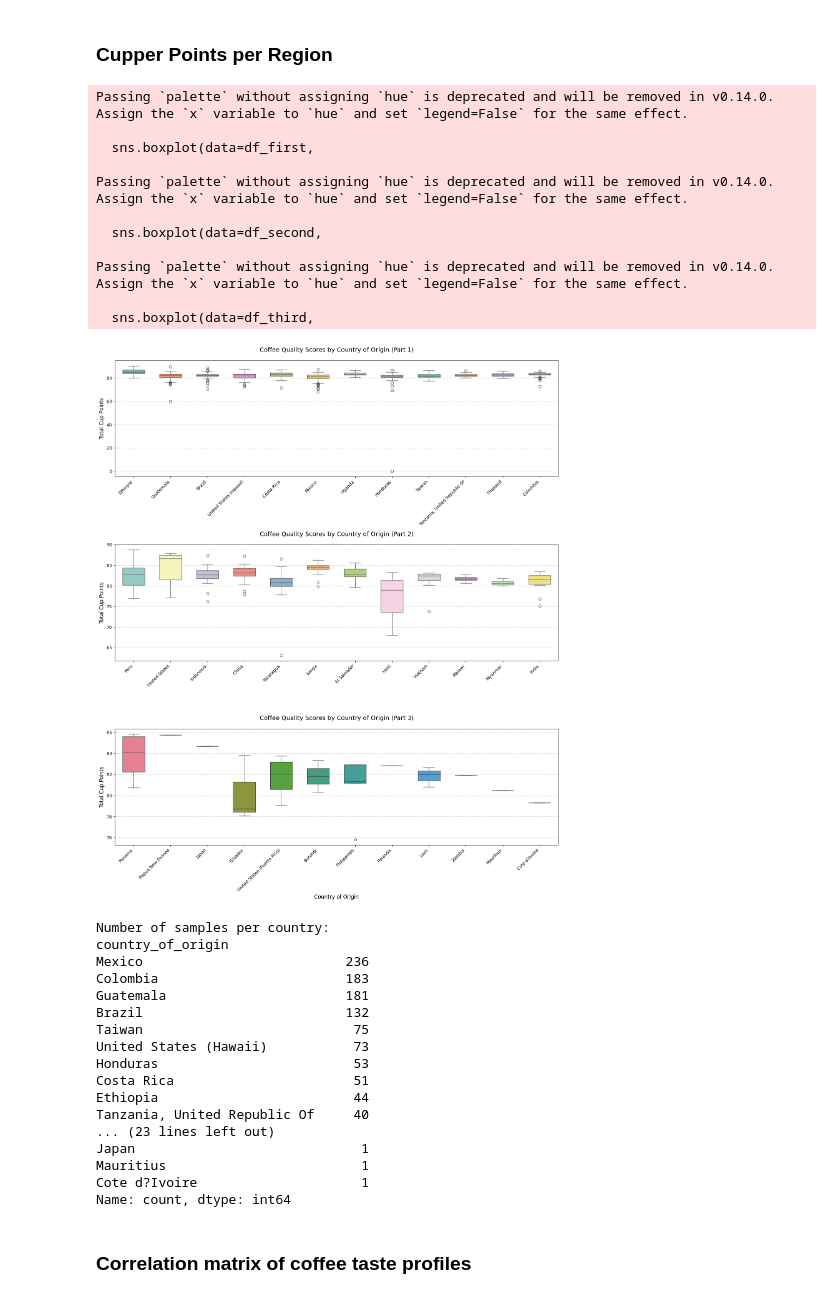
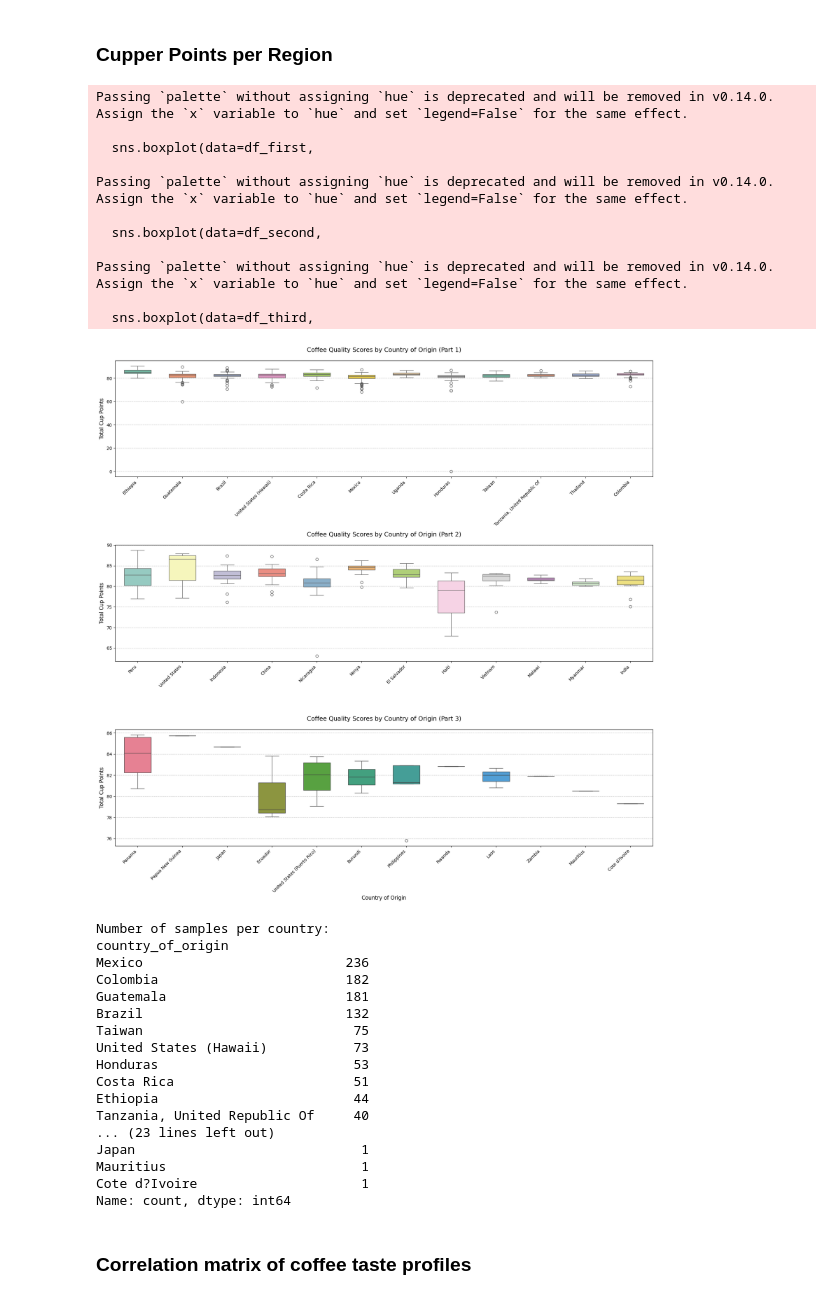
Before and after one commit to lendl-uy/ai201, a Jupyter notebook: mini_project/eda.ipynb, the cells around one changed output. Saved outputs shown, nothing was run; the diff lists cells and outputs as text; code cells hidden in the pictures.

```diff
--- a/mini_project/eda.ipynb
+++ b/mini_project/eda.ipynb
@@ -84,15 +81,17 @@ Index(['unnamed:_0', 'species', 'owner', 'country_of_origin', 'farm_name',
 # %%
 columns_to_drop = [
     "owner",
+    "owner_1",
+    "grading_date",
     "unnamed:_0",  # unnamed index column
     "certification_address",
     "certification_contact",
     "ico_number",
     "lot_number",
     "expiration",
-    "altitude",
-    "altitude_low_meters",
-    "altitude_high_meters",
+    "altitude", # No need since this is a range
+    "altitude_low_meters", # No need since average is already specified in altitude_mean_meters
+    "altitude_high_meters", # No need since average is already specified in altitude_mean_meters
     "in_country_partner",
     "unit_of_measurement"
 ]
@@ -207,3 +208,6 @@ dtype: int64
+# %%
+cleaned_df = cleaned_df.dropna(subset=["country_of_origin"])  # Drop row with NaN since in country_of_rows there is only 1
+cleaned_df = cleaned_df.dropna(subset=["quakers"])  # Drop row with NaN since in quakers there is only 1
 # %% [markdown]
 ### Cupper Points per Region
 # %%
@@ -232,7 +236,7 @@ colors_second = sns.color_palette("Set3", n_colors=len(second_third))
 colors_third = sns.color_palette("husl", n_colors=len(last_third))
 
 # Create figure with three subplots
-fig, (ax1, ax2, ax3) = plt.subplots(3, 1, figsize=(15, 18))
+fig, (ax1, ax2, ax3) = plt.subplots(3, 1, figsize=(18, 18))
 
 # First plot
 sns.boxplot(data=df_first,
@@ -274,38 +278,38 @@ sns.boxplot(data=df_third,
             width=0.6,
             ax=ax3)
 
 # Customize third plot
 ax3.set_title('Coffee Quality Scores by Country of Origin (Part 3)', pad=20, fontsize=14)
 ax3.set_xlabel('Country of Origin', fontsize=12)
 ax3.set_ylabel('Total Cup Points', fontsize=12)
 ax3.set_xticklabels(ax3.get_xticklabels(), rotation=45, ha='right')
 ax3.grid(axis='y', linestyle='--', alpha=0.7)
 # ax3.set_ylim(55, 95)
 
 # Adjust layout
 plt.tight_layout()
 plt.show()
 
 # Print sample sizes for reference
 print("\nNumber of samples per country:")
 print(country_counts)
 # %% [output]
 Passing `palette` without assigning `hue` is deprecated and will be removed in v0.14.0. Assign the `x` variable to `hue` and set `legend=False` for the same effect.
 
   sns.boxplot(data=df_first,
 
 Passing `palette` without assigning `hue` is deprecated and will be removed in v0.14.0. Assign the `x` variable to `hue` and set `legend=False` for the same effect.
 
   sns.boxplot(data=df_second,
 
 Passing `palette` without assigning `hue` is deprecated and will be removed in v0.14.0. Assign the `x` variable to `hue` and set `legend=False` for the same effect.
 
   sns.boxplot(data=df_third,
-[figure, old version]
+[figure, new version]
 Number of samples per country:
 country_of_origin
 Mexico                          236
-Colombia                        183
+Colombia                        182
 Guatemala                       181
 Brazil                          132
 Taiwan                           75
```
Also changed, not shown: parts of 25 cells of this notebook, 3 other files.
